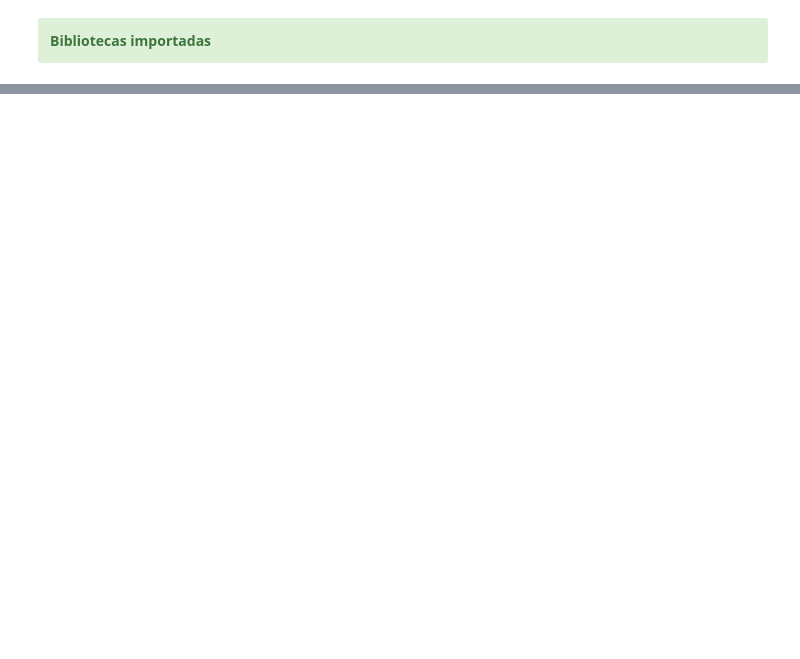
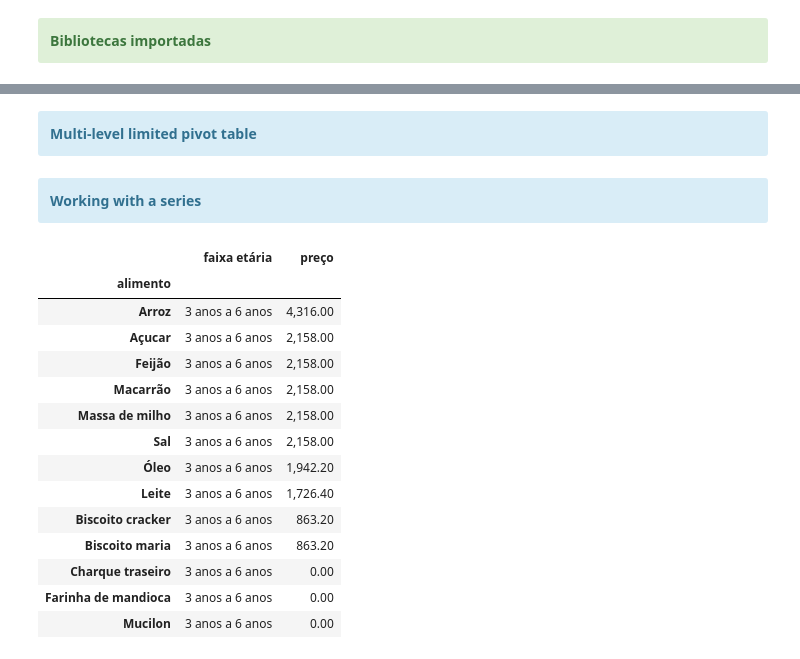
Before and after one commit to Empanator/Cestas_por_grupo, a Jupyter notebook: Cestas por grupo.ipynb, the cells around one changed output, grey strips where cells are left out. Cells and saved outputs as stored; diff of their text form; code cells hidden in the pictures; blank space fills up the shorter version.

```diff
--- a/Cestas por grupo.ipynb
+++ b/Cestas por grupo.ipynb
@@ -31,0 +102,4 @@ pd.options.display.float_format = '{:,.2f}'.format
+# %% [markdown]
+<div class="alert alert-block alert-info">
+<b>Multi-level limited pivot table</b>
+</div>
@@ -31,0 +121,29 @@ pd.options.display.float_format = '{:,.2f}'.format
+# %% [markdown]
+<div class="alert alert-block alert-info">
+<b>Working with a series</b>
+</div>
+# %%
+df0 = pivot_all['kg total']['3 anos a 6 anos'] # Pandas series
+df0 = df0.to_frame() # Transform into a dataframe so it's possible to use reset_index()
+# could also use df1 = pd.DataFrame(pivot_all['kg total']['3 anos a 6 anos'])
+df0 = df0.stack().reset_index().rename(columns = {'Alimento': 'alimento',
+                                                  'level_1': 'faixa etária', 0: 'preço'})
+df0.set_index('alimento', inplace = True)
+df0 = df0.sort_values(by = 'preço', ascending = False)
+df0
+# %% [output]
+|  | faixa etária | preço |
+| alimento |  |  |
+| Arroz | 3 anos a 6 anos | 4,316.00 |
+| Açucar | 3 anos a 6 anos | 2,158.00 |
+| Feijão | 3 anos a 6 anos | 2,158.00 |
+| Macarrão | 3 anos a 6 anos | 2,158.00 |
+| Massa de milho | 3 anos a 6 anos | 2,158.00 |
+| Sal | 3 anos a 6 anos | 2,158.00 |
+| Óleo | 3 anos a 6 anos | 1,942.20 |
+| Leite | 3 anos a 6 anos | 1,726.40 |
+| Biscoito cracker | 3 anos a 6 anos | 863.20 |
+| Biscoito maria | 3 anos a 6 anos | 863.20 |
+| Charque traseiro | 3 anos a 6 anos | 0.00 |
+| Farinha de mandioca | 3 anos a 6 anos | 0.00 |
+| Mucilon | 3 anos a 6 anos | 0.00 |
```
Also changed, not shown: parts of 27 cells of this notebook.
